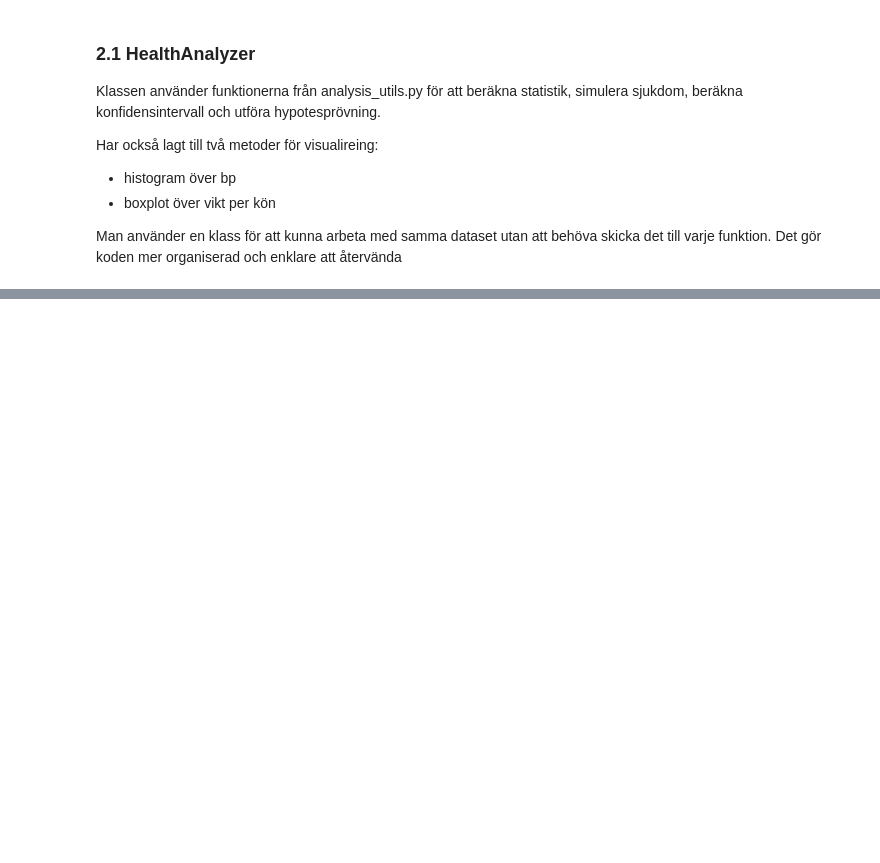
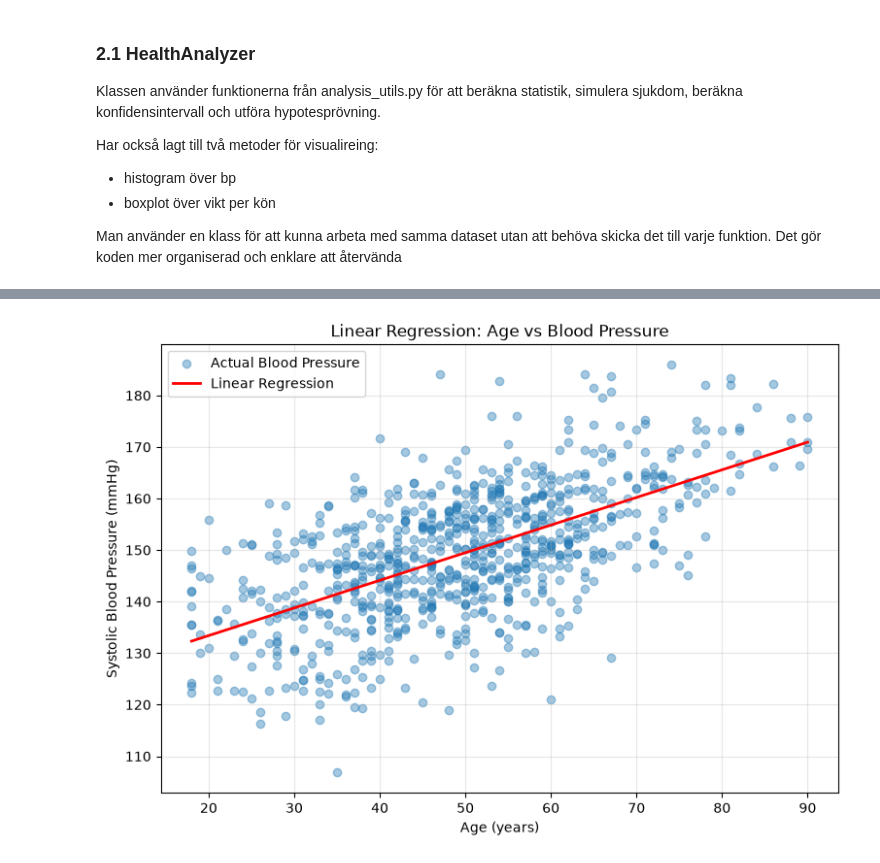
Before and after one commit to Sebas99-Luis/health-study, a Jupyter notebook: notebooks/health_study_del2.ipynb, the cells around one changed output, grey strips where cells are left out. Saved outputs shown, nothing was run; the diff lists cells and outputs as text; code cells hidden in the pictures; blank space fills up the shorter version.

```diff
--- a/notebooks/health_study_del2.ipynb
+++ b/notebooks/health_study_del2.ipynb
@@ -205,0 +282,11 @@ Man använder en klass för att kunna arbeta med samma dataset utan att behöva
+# %%
+# Förutsäg blodtryck för alla deltagare med amtrisberäkning
+
+# @ gör en matris-multiplikation
+y_pred = X_design @ koefficienterna
+#Istället för att beräkna förutsägelsen person för person med en loop
+# beräkna NumPy de 800 förutsägelserna med matrisopreration
+
+print("Nummer av förutsägs:", len(y_pred))
+print("\nFörst 5 rader:")
+print(y_pred[:5].round(2))
@@ -205,0 +327,33 @@ Man använder en klass för att kunna arbeta med samma dataset utan att behöva
+# %%
+import matplotlib.pyplot as plt
+
+# Skapa en scatter plot med verkliga värden
+fig, ax = plt.subplots(figsize=(9, 6))
+
+ax.scatter(
+    X.flatten(),
+    y,
+    alpha=0.4,
+    label="Actual Blood Pressure"
+)
+
+# Sortera ålder för att rita regressionslinjen
+sorted_index = np.argsort(X.flatten())
+
+ax.plot(
+    X.flatten()[sorted_index],
+    y_pred[sorted_index],
+    color="red",
+    linewidth=2,
+    label="Linear Regression"
+)
+
+ax.set_title("Linear Regression: Age vs Blood Pressure")
+ax.set_xlabel("Age (years)")
+ax.set_ylabel("Systolic Blood Pressure (mmHg)")
+ax.legend()
+ax.grid(alpha=0.3)
+
+plt.show()
+# %% [output]
+[figure, added]
```
Also changed, not shown: parts of 18 cells of this notebook, 1 other file.
